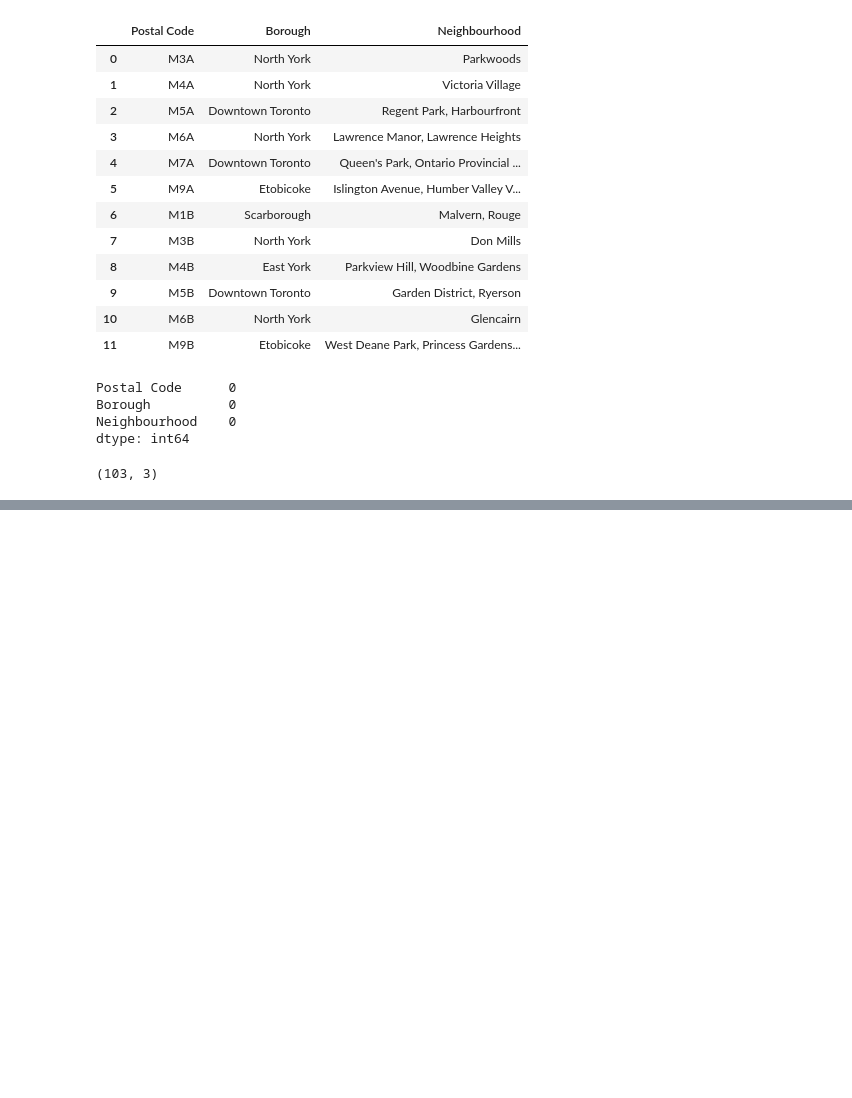
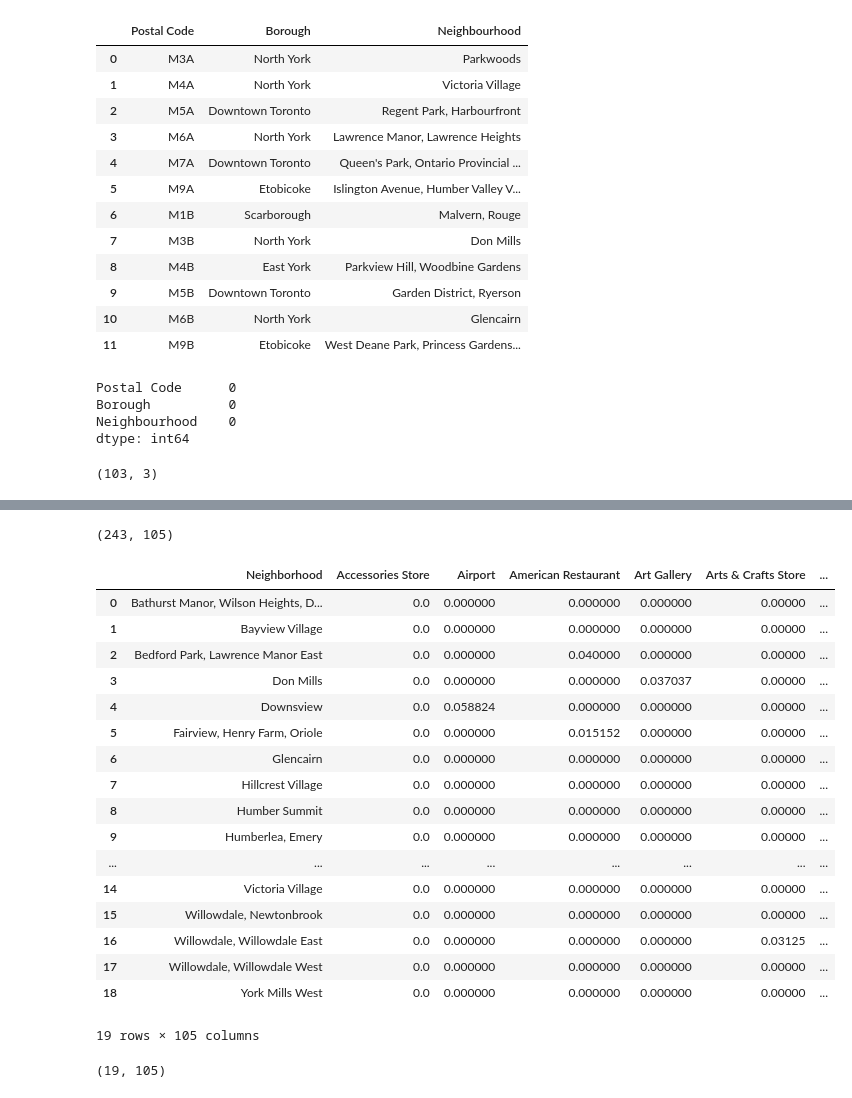
Before and after one commit to ssaurabh5/Coursera_Capstone_IBM_Data_Science_Project, a Jupyter notebook: Segmenting_and_Clustering_Neighborhoods_in_Toronto.ipynb, the cells around one changed output, grey strips where cells are left out. Cells and saved outputs as stored; diff of their text form; code cells hidden in the pictures; blank space fills up the shorter version.

```diff
--- a/Segmenting_and_Clustering_Neighborhoods_in_Toronto.ipynb
+++ b/Segmenting_and_Clustering_Neighborhoods_in_Toronto.ipynb
@@ -65,0 +215,3 @@ df2.shape
+# %%
+results = requests.get(url).json()
+results
@@ -65,0 +247,16 @@ df2.shape
+# %%
+venues = results['response']['groups'][0]['items']
+
+nearby_venues = pd.json_normalize(venues) # flatten JSON
+
+# filter columns
+filtered_columns = ['venue.name', 'venue.categories', 'venue.location.lat', 'venue.location.lng']
+nearby_venues =nearby_venues.loc[:, filtered_columns]
+
+# filter the category for each row
+nearby_venues['venue.categories'] = nearby_venues.apply(get_category_type, axis=1)
+
+# clean columns
+nearby_venues.columns = [col.split(".")[-1] for col in nearby_venues.columns]
+
+nearby_venues.head()
@@ -65,0 +311,5 @@ df2.shape
+# %%
+northyork_data_venues = getNearbyVenues(names=northyork_data['Neighbourhood'],
+                                   latitudes=northyork_data['Latitude'],
+                                   longitudes=northyork_data['Longitude']
+                                  )
@@ -65,0 +363,12 @@ df2.shape
+# %%
+# one hot encoding
+northyork_onehot = pd.get_dummies(northyork_data_venues[['Venue Category']], prefix="", prefix_sep="")
+
+# add neighborhood column back to dataframe
+northyork_onehot['Neighborhood'] = northyork_data_venues['Neighborhood']
+
+# move neighborhood column to the first column
+fixed_columns = [northyork_onehot.columns[-1]] + list(northyork_onehot.columns[:-1])
+northyork_onehot = northyork_onehot[fixed_columns]
+
+northyork_onehot.head()
@@ -65,0 +383,30 @@ df2.shape
+# %%
+northyork_onehot.shape
+# %% [output]
+(243, 105)
+# %%
+northyork_grouped = northyork_onehot.groupby('Neighborhood').mean().reset_index()
+northyork_grouped
+# %% [output]
+|  | Neighborhood | Accessories Store | Airport | American Restaurant | Art Gallery | Arts & Crafts Store | ... |
+| 0 | Bathurst Manor, Wilson Heights, D... | 0.0 | 0.000000 | 0.000000 | 0.000000 | 0.00000 | ... |
+| 1 | Bayview Village | 0.0 | 0.000000 | 0.000000 | 0.000000 | 0.00000 | ... |
+| 2 | Bedford Park, Lawrence Manor East | 0.0 | 0.000000 | 0.040000 | 0.000000 | 0.00000 | ... |
+| 3 | Don Mills | 0.0 | 0.000000 | 0.000000 | 0.037037 | 0.00000 | ... |
+| 4 | Downsview | 0.0 | 0.058824 | 0.000000 | 0.000000 | 0.00000 | ... |
+| 5 | Fairview, Henry Farm, Oriole | 0.0 | 0.000000 | 0.015152 | 0.000000 | 0.00000 | ... |
+| 6 | Glencairn | 0.0 | 0.000000 | 0.000000 | 0.000000 | 0.00000 | ... |
+| 7 | Hillcrest Village | 0.0 | 0.000000 | 0.000000 | 0.000000 | 0.00000 | ... |
+| 8 | Humber Summit | 0.0 | 0.000000 | 0.000000 | 0.000000 | 0.00000 | ... |
+| 9 | Humberlea, Emery | 0.0 | 0.000000 | 0.000000 | 0.000000 | 0.00000 | ... |
+| ... | ... | ... | ... | ... | ... | ... | ... |
+| 14 | Victoria Village | 0.0 | 0.000000 | 0.000000 | 0.000000 | 0.00000 | ... |
+| 15 | Willowdale, Newtonbrook | 0.0 | 0.000000 | 0.000000 | 0.000000 | 0.00000 | ... |
+| 16 | Willowdale, Willowdale East | 0.0 | 0.000000 | 0.000000 | 0.000000 | 0.03125 | ... |
+| 17 | Willowdale, Willowdale West | 0.0 | 0.000000 | 0.000000 | 0.000000 | 0.00000 | ... |
+| 18 | York Mills West | 0.0 | 0.000000 | 0.000000 | 0.000000 | 0.00000 | ... |
+19 rows × 105 columns
+# %%
+northyork_grouped.shape
+# %% [output]
+(19, 105)
```
Also changed, not shown: parts of 38 cells of this notebook.
